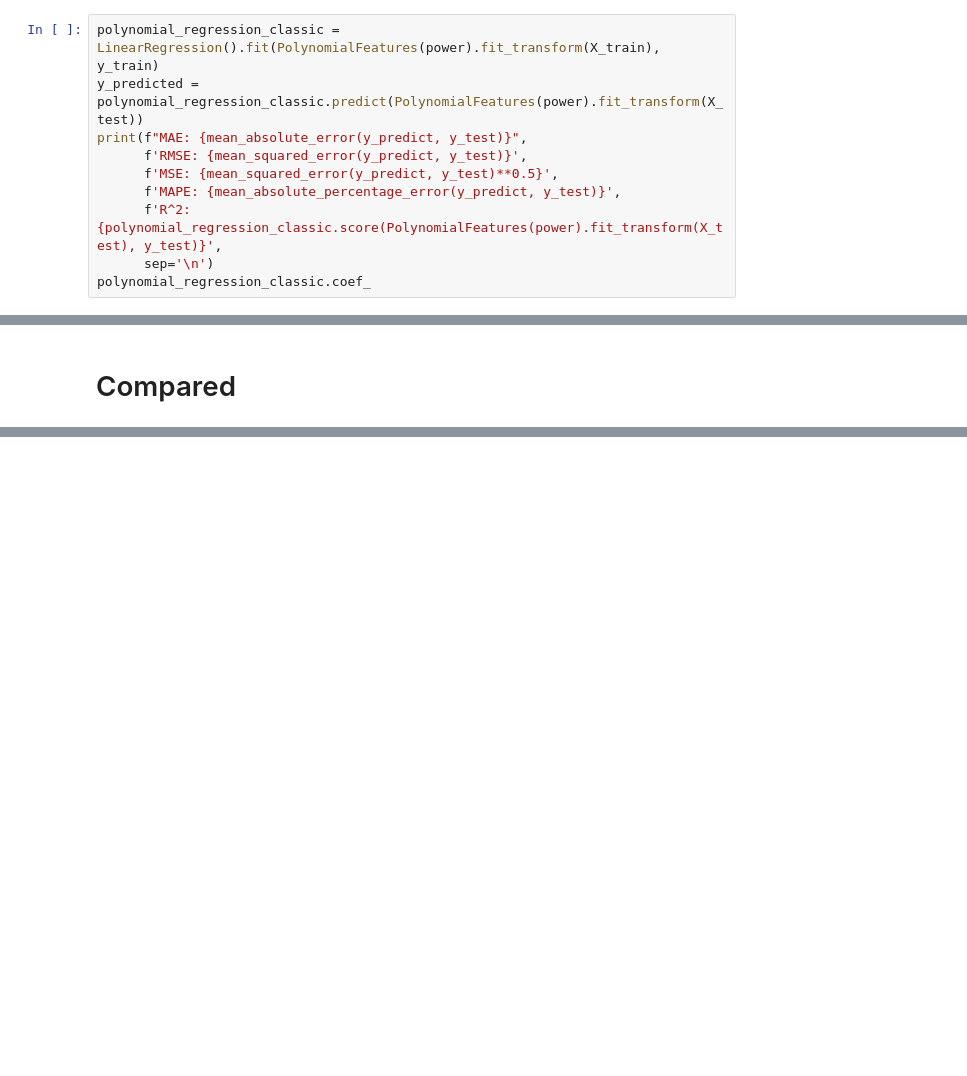
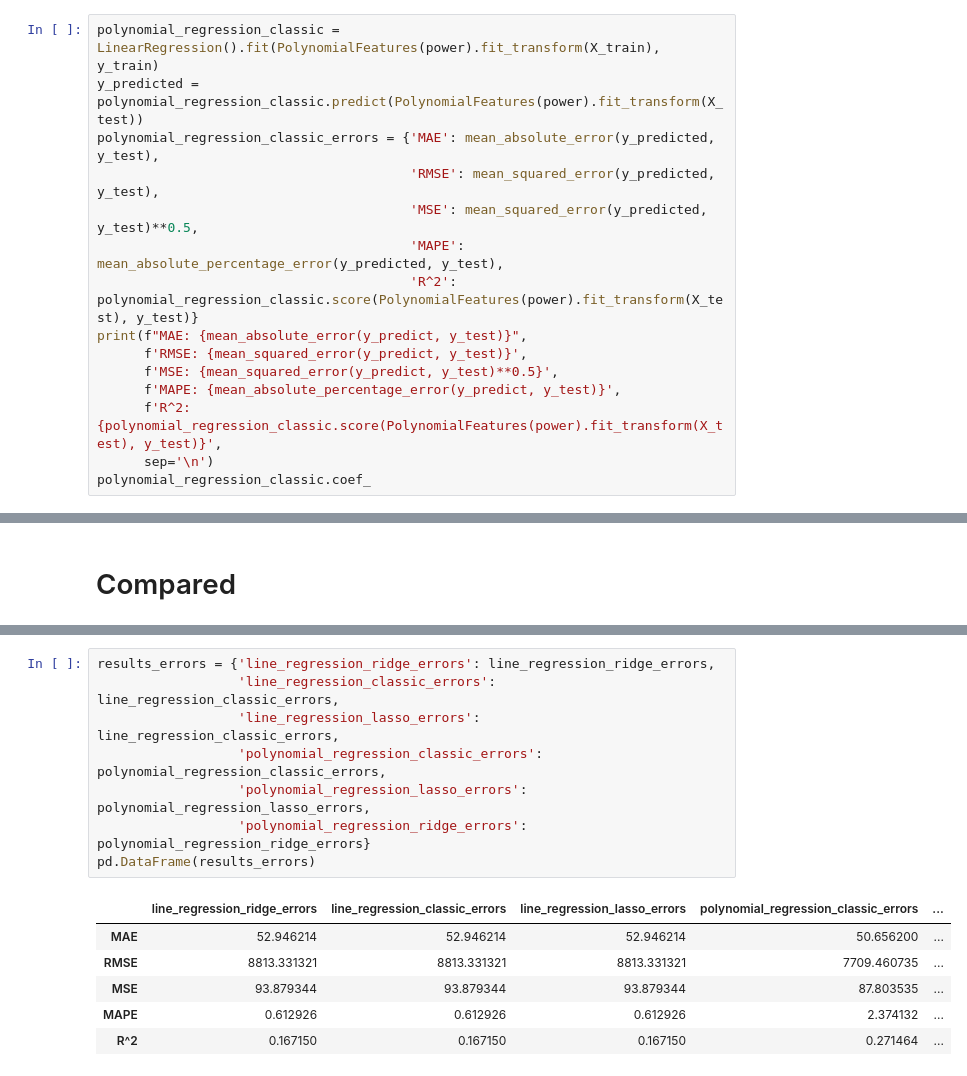
Before and after one commit to MikeTsvirkunov/Maching_Learning_Teach, a Jupyter notebook: Laba1/regressions_on_mod_data.ipynb, the cells around one changed output, grey strips where cells are left out. Cells and saved outputs as stored; diff of their text form; blank space fills up the shorter version.

```diff
--- a/Laba1/regressions_on_mod_data.ipynb
+++ b/Laba1/regressions_on_mod_data.ipynb
@@ -256,6 +256,11 @@ power = 2
 # %%
 polynomial_regression_classic = LinearRegression().fit(PolynomialFeatures(power).fit_transform(X_train), y_train)
 y_predicted = polynomial_regression_classic.predict(PolynomialFeatures(power).fit_transform(X_test))
+polynomial_regression_classic_errors = {'MAE': mean_absolute_error(y_predicted, y_test),
+                                        'RMSE': mean_squared_error(y_predicted, y_test),
+                                        'MSE': mean_squared_error(y_predicted, y_test)**0.5,
+                                        'MAPE': mean_absolute_percentage_error(y_predicted, y_test),
+                                        'R^2': polynomial_regression_classic.score(PolynomialFeatures(power).fit_transform(X_test), y_test)}
 print(f"MAE: {mean_absolute_error(y_predict, y_test)}",
       f'RMSE: {mean_squared_error(y_predict, y_test)}',
       f'MSE: {mean_squared_error(y_predict, y_test)**0.5}',
@@ -479,0 +483,15 @@ Text(0.5, 1.0, 'polynomial_regression + L2')
+# %%
+results_errors = {'line_regression_ridge_errors': line_regression_ridge_errors,
+                  'line_regression_classic_errors': line_regression_classic_errors,
+                  'line_regression_lasso_errors': line_regression_classic_errors,
+                  'polynomial_regression_classic_errors': polynomial_regression_classic_errors,
+                  'polynomial_regression_lasso_errors': polynomial_regression_lasso_errors,
+                  'polynomial_regression_ridge_errors': polynomial_regression_ridge_errors}
+pd.DataFrame(results_errors)
+# %% [output]
+|  | line_regression_ridge_errors | line_regression_classic_errors | line_regression_lasso_errors | polynomial_regression_classic_errors | ... |
+| MAE | 52.946214 | 52.946214 | 52.946214 | 50.656200 | ... |
+| RMSE | 8813.331321 | 8813.331321 | 8813.331321 | 7709.460735 | ... |
+| MSE | 93.879344 | 93.879344 | 93.879344 | 87.803535 | ... |
+| MAPE | 0.612926 | 0.612926 | 0.612926 | 2.374132 | ... |
+| R^2 | 0.167150 | 0.167150 | 0.167150 | 0.271464 | ... |
```
Also changed, not shown: parts of 12 cells of this notebook.
